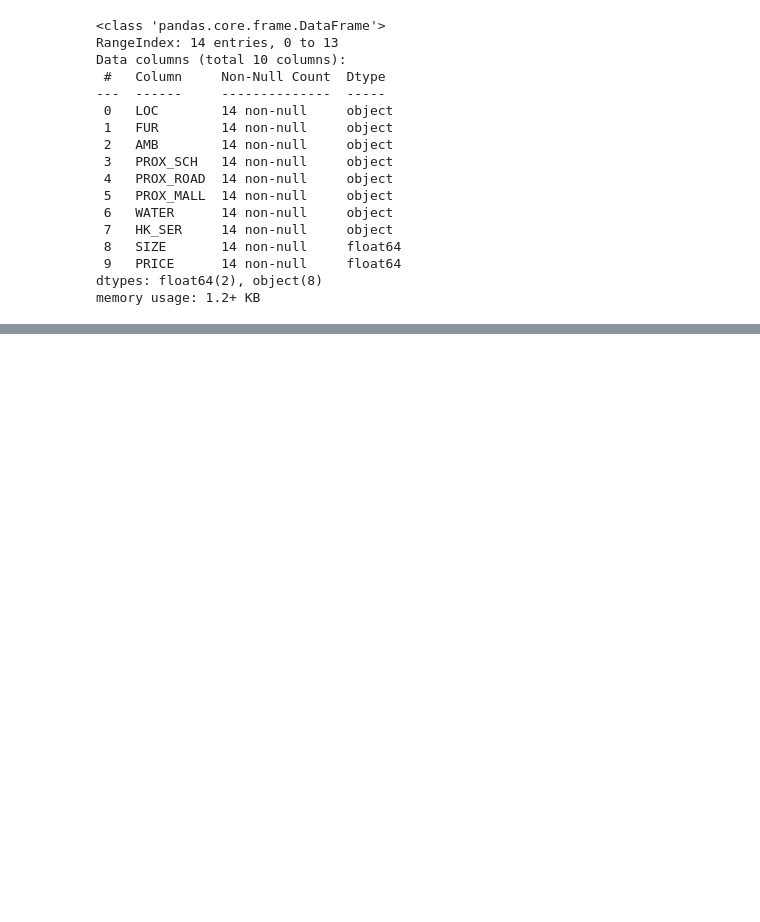
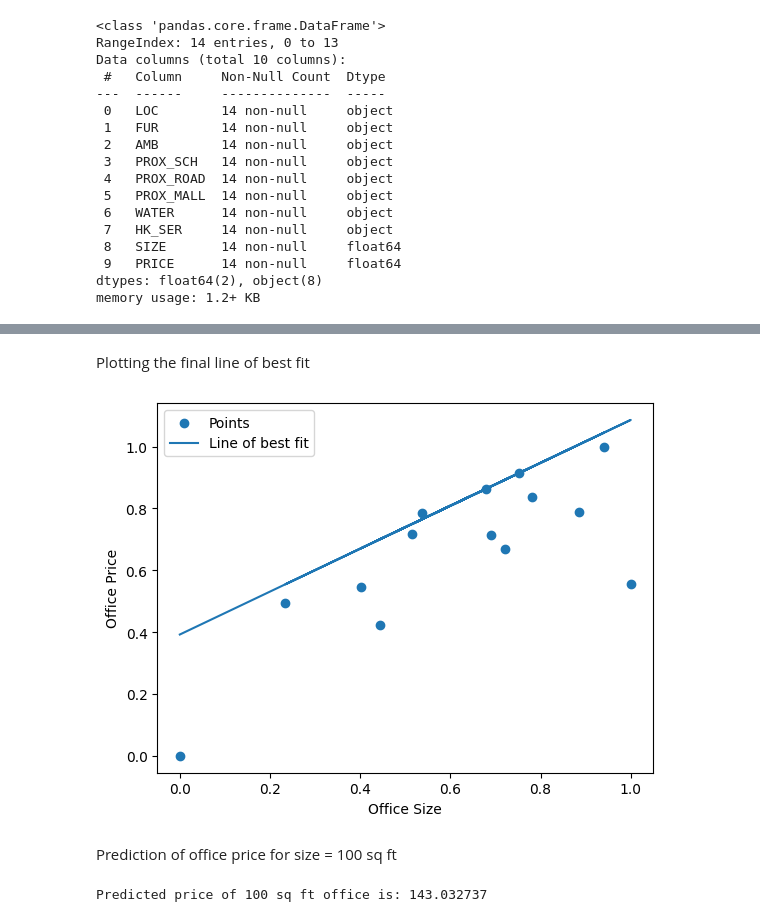
Before and after one commit to Arnold-18-CS/Machine-Learning-Task, a Jupyter notebook: main.ipynb, the cells around one changed output, grey strips where cells are left out. Cells and saved outputs as stored; diff of their text form; code cells hidden in the pictures; blank space fills up the shorter version.

Commit message:
Completed training, validation and prediction

```diff
--- a/main.ipynb
+++ b/main.ipynb
@@ -45,0 +105,3 @@ print(x,y)
+# %%
+def mean_squared_error(y, y_hat):
+    return np.mean((y-y_hat)**2)
@@ -45,0 +112,9 @@ print(x,y)
+# %%
+def gradient_descent(x, y, m, c, L):
+    N = len(y)
+    y_hat = m*x + c
+    dm = (-2/N) * np.sum(x * (y - y_hat))
+    dc = (-2/N) * np.sum(y - y_hat)
+    m -= L * dm
+    c -= L * dc
+    return m, c
@@ -45,0 +123,4 @@ print(x,y)
+# %%
+m, c = np.random.rand(), np.random.rand()
+L = 0.01
+epochs = 10
@@ -45,0 +129,6 @@ print(x,y)
+# %%
+for epoch in range(epochs):
+    y_hat = m*x + c
+    mse = mean_squared_error(y, y_hat)
+    print(f"Epoch {epoch + 1}: Mean Squared Error = {mse}, m = {m}, c = {c}")
+    m, c = gradient_descent(x,y,m,c,L)
@@ -45,0 +146,20 @@ print(x,y)
+# %% [markdown]
+Plotting the final line of best fit
+# %%
+plt.scatter(x, y,label = "Points")
+plt.plot(x, m*x + c, label = "Line of best fit")
+plt.xlabel("Office Size")
+plt.ylabel("Office Price")
+plt.legend()
+plt.show()
+# %% [output]
+[figure, added]
+# %% [markdown]
+Prediction of office price for size = 100 sq ft
+# %%
+size = (100 - df['SIZE'].min()) / (df['SIZE'].max() - df['SIZE'].min())
+predicted_price = m * size + c
+unscaled_predicted_price =  predicted_price * (df['PRICE'].max() - df['PRICE'].min()) + df['PRICE'].min()
+print(f"Predicted price of 100 sq ft office is: {round(unscaled_predicted_price, 6)}")
+# %% [output]
+Predicted price of 100 sq ft office is: 143.032737
```
Also changed, not shown: parts of 17 cells of this notebook.
